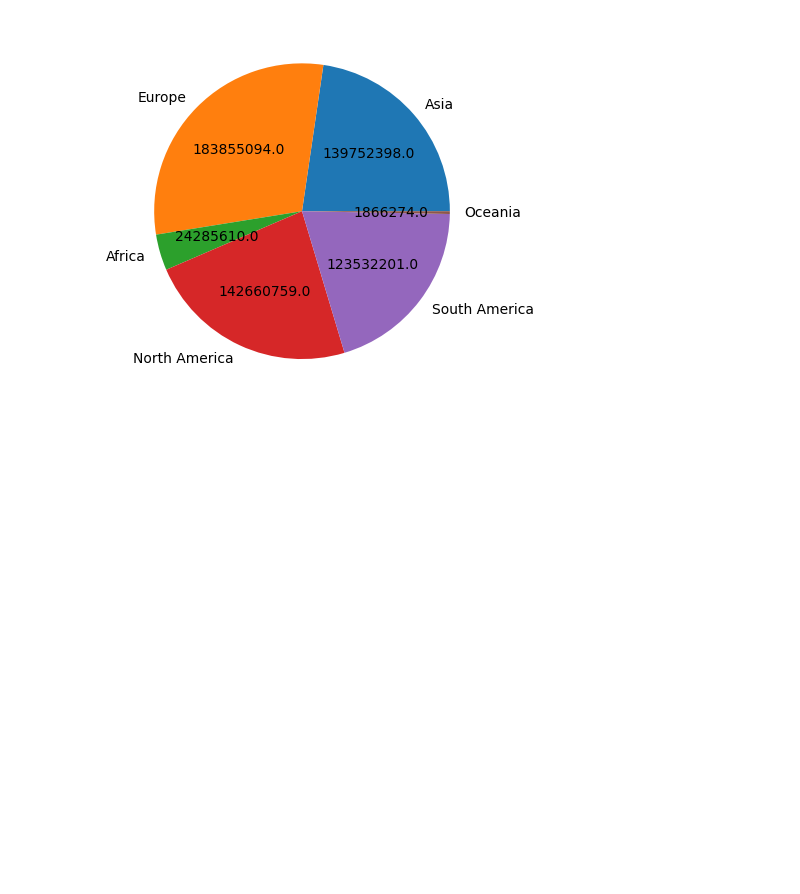
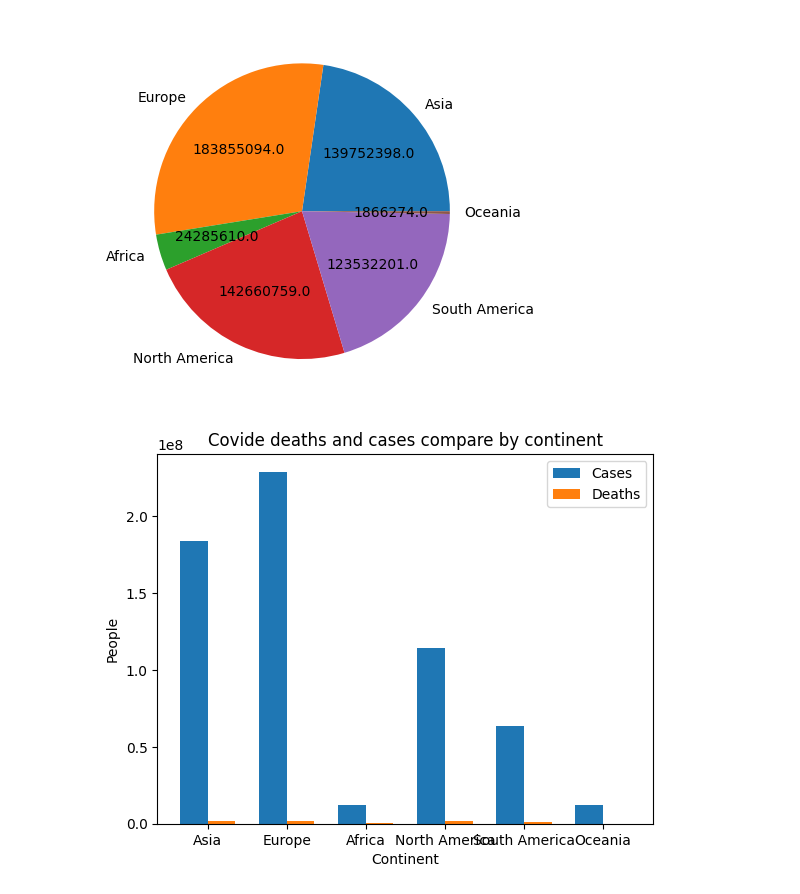
Before and after one commit to Chumardo/covid_cases_visualization, a Jupyter notebook: main.ipynb, the cells around one changed output. Saved outputs shown, nothing was run; the diff lists cells and outputs as text; code cells hidden in the pictures; blank space fills up the shorter version.

Commit message:
covid deaths and cases compare

```diff
--- a/main.ipynb
+++ b/main.ipynb
@@ -60,3 +60,28 @@ plt.pie(deaths, labels = mylabels, autopct=absolute_value)
 plt.show()
 # %% [output]
 [figure]
+# %%
+x = ['Asia', 'Europe', 'Africa', 'North America', 'South America',
+       'Oceania']
+
+index = np.arange(6)
+bar_width = 0.35
+
+fig, ax = plt.subplots()
+cases = ax.bar(index, y, bar_width,
+                label="Cases")
+
+deaths = ax.bar(index+bar_width, deaths,
+                 bar_width, label="Deaths")
+
+
+ax.set_xlabel('Continent')
+ax.set_ylabel('People')
+ax.set_title('Covide deaths and cases compare by continent')
+ax.set_xticks(index + bar_width / 2)
+ax.set_xticklabels(x)
+ax.legend()
+
+plt.show()
+# %% [output]
+[figure, added]
```
